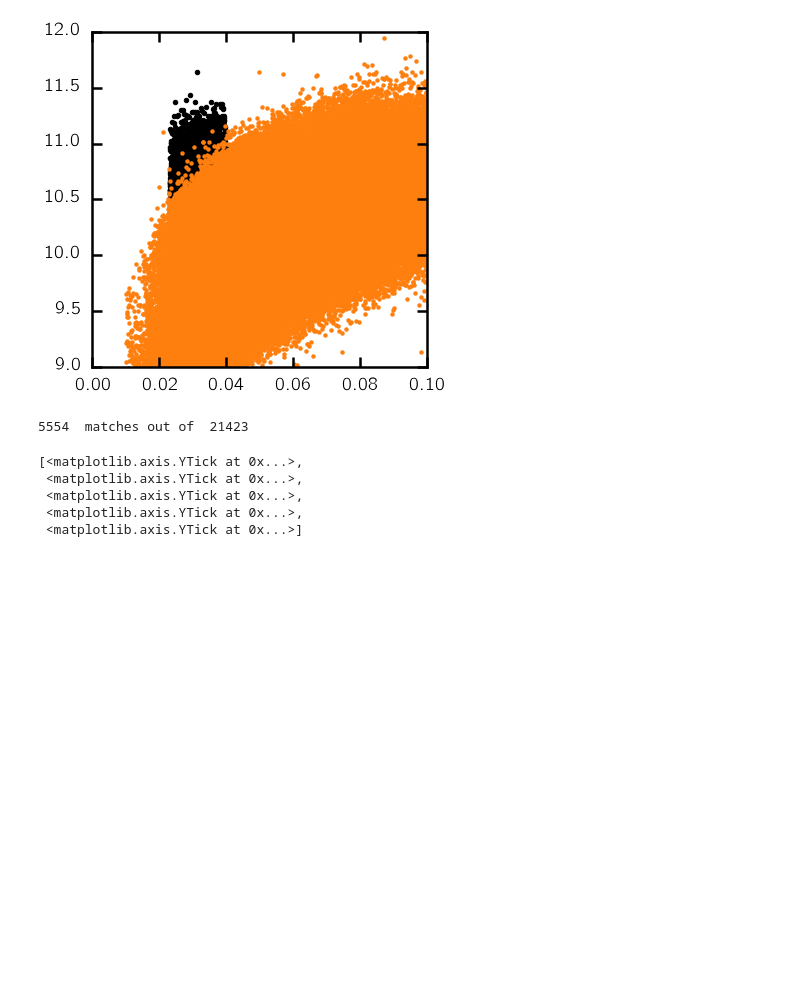
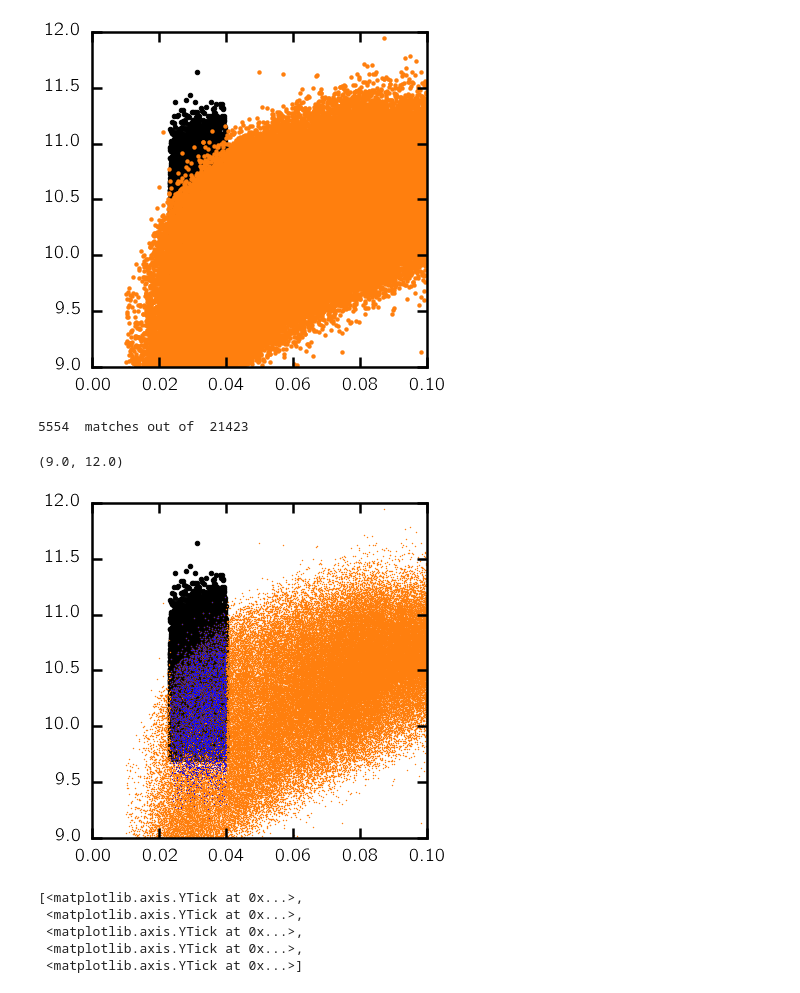
Before and after one commit to changhoonhahn/central_quenching, a Jupyter notebook: CenQue/ref_report_comment1.ipynb, the cells around one changed output. Saved outputs shown, nothing was run; the diff lists cells and outputs as text; code cells hidden in the pictures; blank space fills up the shorter version.

```diff
--- a/CenQue/ref_report_comment1.ipynb
+++ b/CenQue/ref_report_comment1.ipynb
@@ -314,6 +314,17 @@ m_vagc_moust, m_moust_vagc, dd = spherematch(vagc['ra'], vagc['dec'], moustakas[
 print len(m_vagc_moust), ' matches out of ', len(vagc['ra'])
 # %% [output]
 5554  matches out of  21423
+# %%
+fig = plt.figure(figsize=(6,6))
+sub = fig.add_subplot(111)
+sub.scatter(vagc['z'], vagc['mass'], c='k')
+sub.scatter(moustakas['z'], moustakas['mass'], c=pretty_colors[3], lw=0, s=2)
+sub.scatter(moustakas['z'][m_moust_vagc], moustakas['mass'][m_moust_vagc], c='b', lw=0, s=1)
+sub.set_xlim([0., 0.1])
+sub.set_ylim([9., 12.])
+# %% [output]
+(9.0, 12.0)
+[figure, added]
 # %%
 for key in ['mass', 'sfr']:
     vagc['M2013_'+key] = np.repeat(-999., len(vagc['ra']))
```
Also changed, not shown: parts of 4 cells of this notebook, 5 other files.
